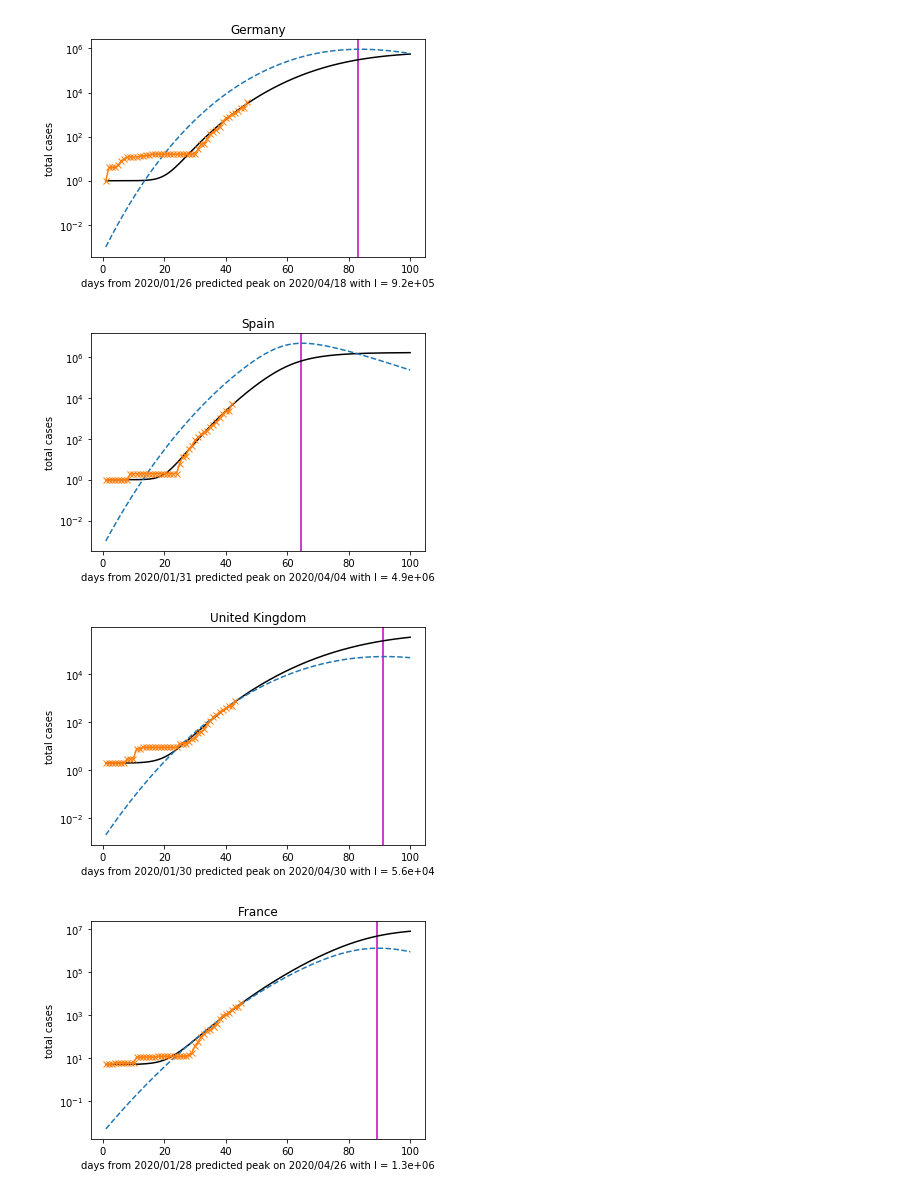
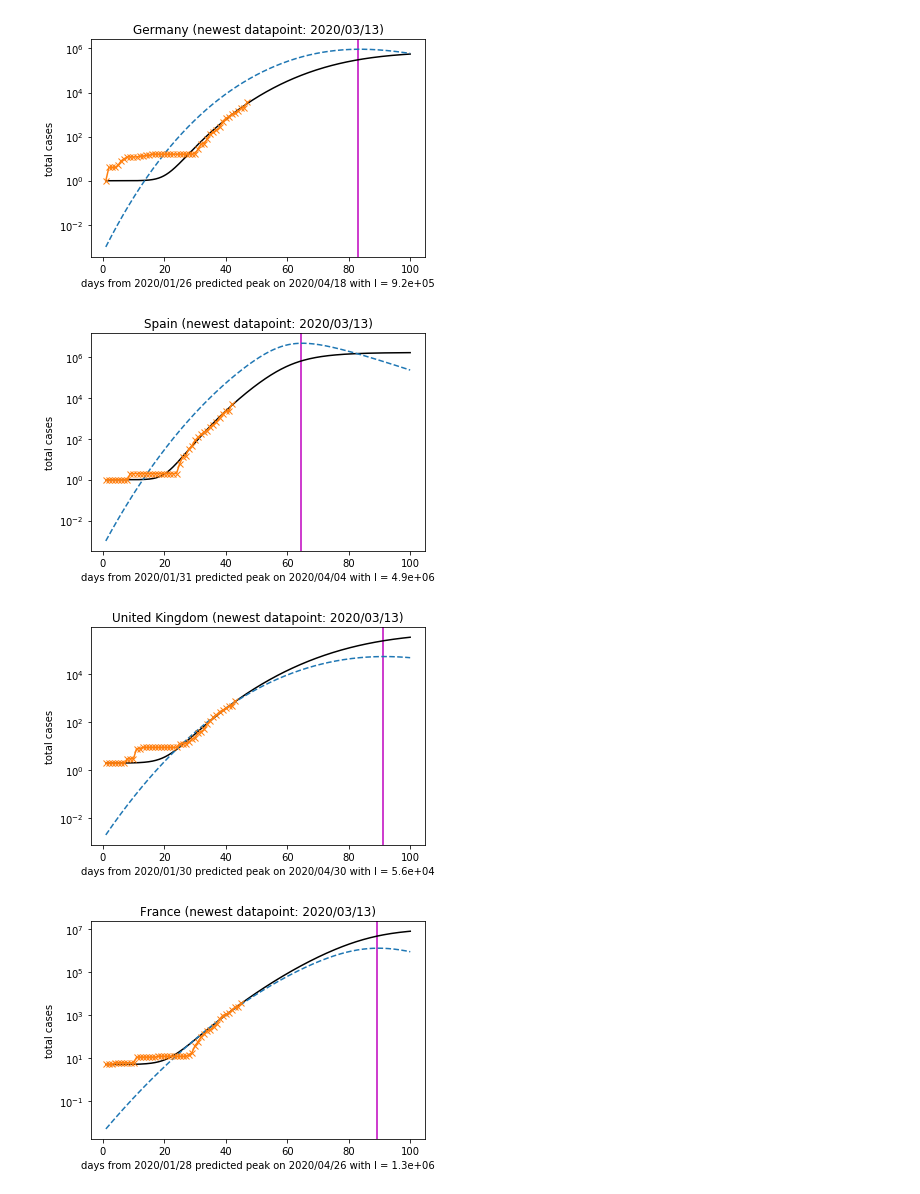
Before and after one commit to michibo/COVID-19-JHU-CSSE-data-SIRX-evaluation, a Jupyter notebook: COVID-19 SIRX evaluation.ipynb, the cells around one changed output. Saved outputs shown, nothing was run; the diff lists cells and outputs as text; code cells hidden in the pictures.

```diff
--- a/COVID-19 SIRX evaluation.ipynb
+++ b/COVID-19 SIRX evaluation.ipynb
@@ -124,7 +124,7 @@ for country, pop in population.items():
     r'predicted peak on %s' % (max_date.strftime("%Y/%m/%d"), ),
     r'with I = %.1e' % (float(np.amax(I)), )))
 
-    plt.title(country,**csfont)
+    plt.title(country + " (newest datapoint: %s)" % (dates[-1].strftime("%Y/%m/%d")),**csfont)
 
     plt.plot(tt, X,'-',c='k')
     plt.plot(tt, I,'--',lw=1.5)
@@ -139,4 +139,4 @@ for country, pop in population.items():
-[figure, old version]
+[figure, new version]
-[figure, old version]
+[figure, new version]
-[figure, old version]
+[figure, new version]
-[figure, old version]
+[figure, new version]
```
Also changed, not shown: parts of 1 cell of this notebook.
